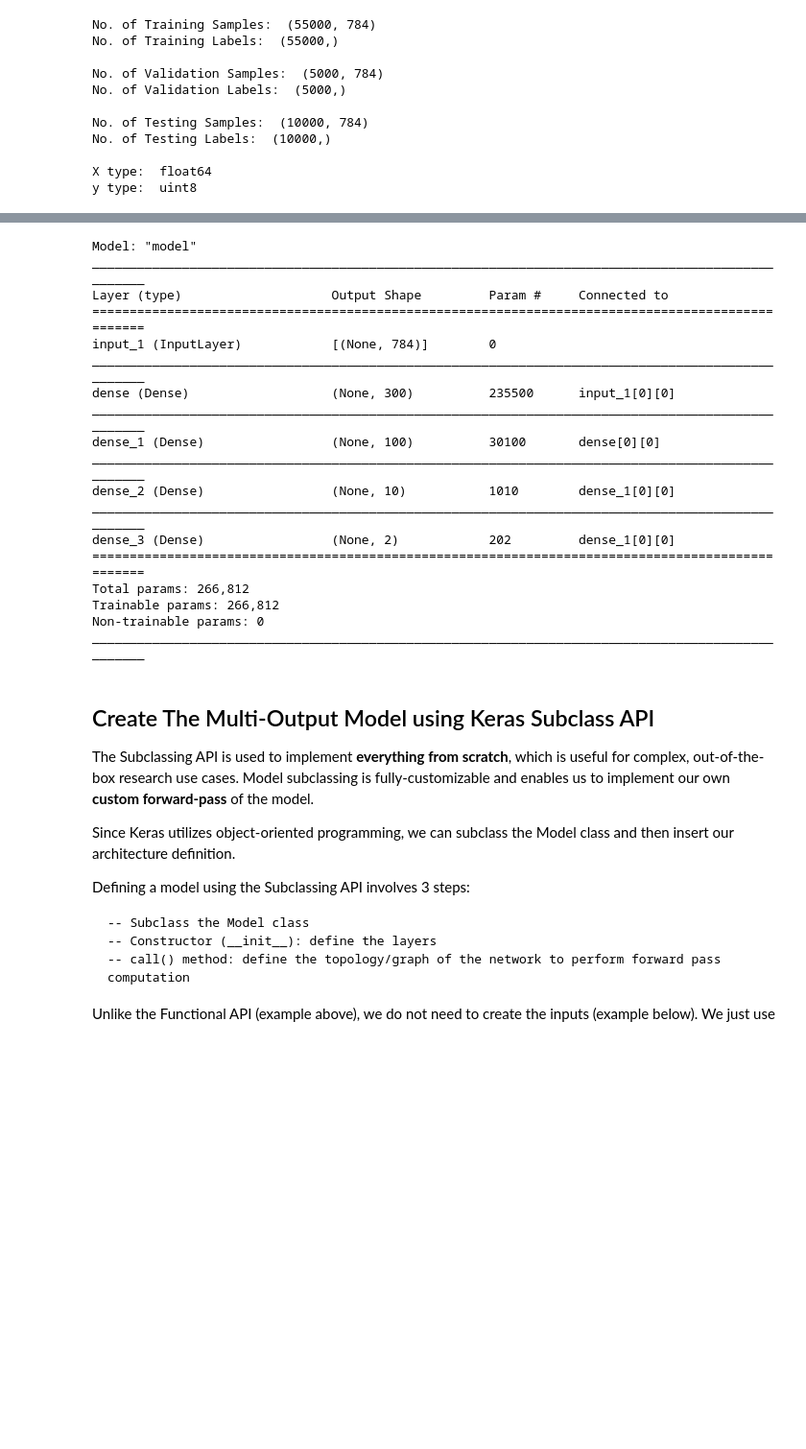
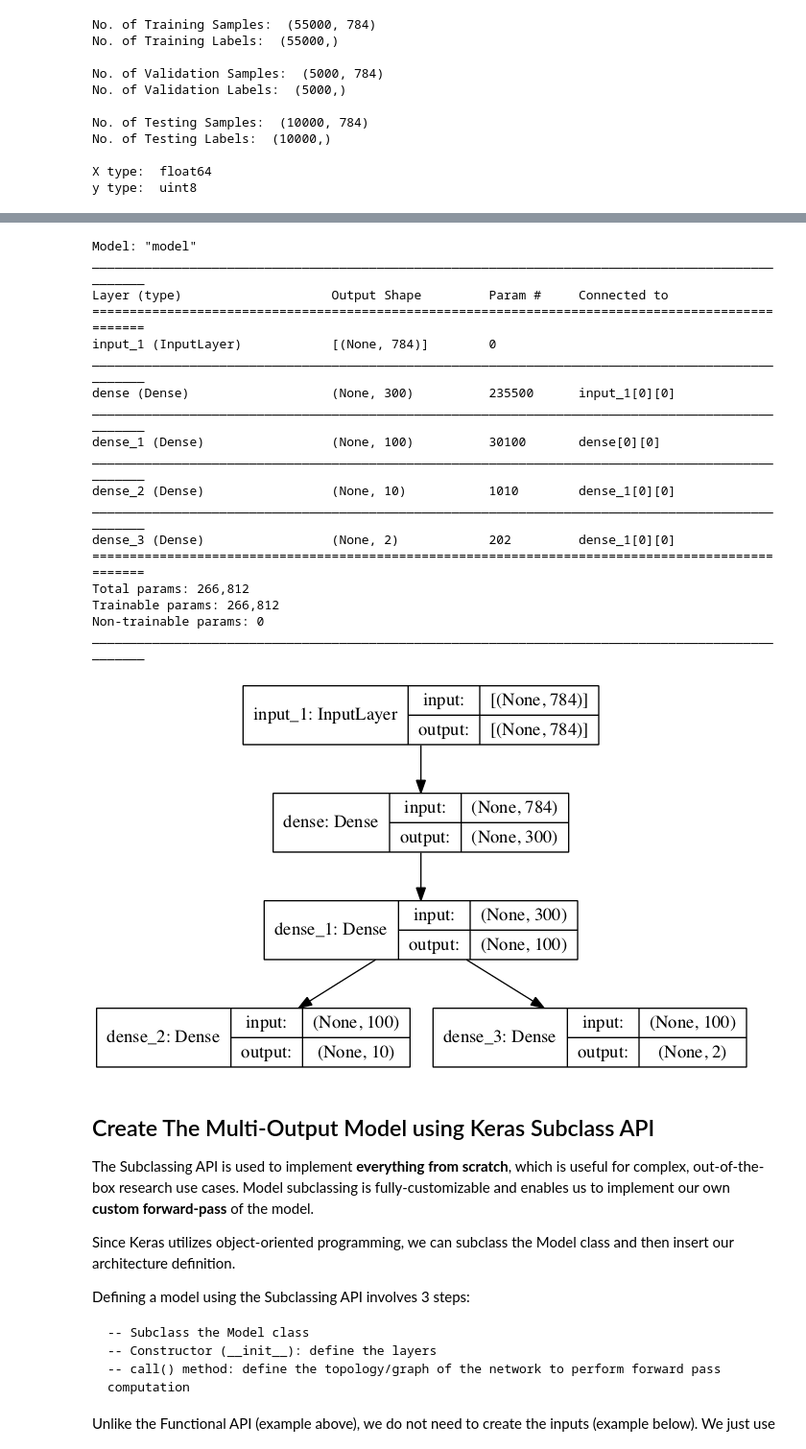
Before and after one commit to rhasanbd/Smooth-Taste-of-Keras--Journey-Through-MLPs, a Jupyter notebook: Keras-MLP Classifier-4-Multi-Output Classification.ipynb, the cells around one changed output, grey strips where cells are left out. Shown: that part at 96% size. Cells and saved outputs as stored; diff of their text form; code cells hidden in the pictures; blank space fills up the shorter version.

```diff
--- a/Keras-MLP Classifier-4-Multi-Output Classification.ipynb
+++ b/Keras-MLP Classifier-4-Multi-Output Classification.ipynb
@@ -129,7 +140,7 @@ Furthermore, any Sequential model can be implemented using Keras’ Functional A
 '''
 Delete the TensorFlow graph before creating a new model, otherwise memory overflow will occur.
 '''
-keras.backend.clear_session()
+tf.keras.backend.clear_session()
 
 '''
 To reproduce the same result by the model in each iteration, we use fixed seeds for random number generation.
@@ -142,40 +153,44 @@ tf.random.set_seed(42)
 Create a Functional model.
 - First Layer (input_): It instantiates an input tensor for buildng the model
 - Hidden Layers: Dense hidden layer with the ReLU activation function
 - Output Layer 1: Dense output layer with 10 neurons. Since it's a multi-class classification, we use "softmax"
 - Output Layer 2: Dense output layer with 2 neurons. Since it's a binary classification, we use "sigmoid"
 '''
 
-input_ = keras.Input(shape=(784,))
-hidden1 = keras.layers.Dense(300, activation="relu")(input_)
-hidden2 = keras.layers.Dense(100, activation="relu")(hidden1)
-output1 = keras.layers.Dense(10, activation="softmax")(hidden2)
-output2 = keras.layers.Dense(2, activation="sigmoid")(hidden2)
+input_ = tf.keras.Input(shape=(784,))
+hidden1 = tf.keras.layers.Dense(300, activation="relu")(input_)
+hidden2 = tf.keras.layers.Dense(100, activation="relu")(hidden1)
+output1 = tf.keras.layers.Dense(10, activation="softmax")(hidden2)
+output2 = tf.keras.layers.Dense(2, activation="sigmoid")(hidden2)
 
 # Create a Model by specifying its input and outputs
-model = keras.models.Model(inputs=[input_], outputs=[output1, output2])
+model = tf.keras.models.Model(inputs=[input_], outputs=[output1, output2])
 
+# Display the model summary
+model.summary()
 
-model.summary()
+# Display the model graph
+tf.keras.utils.plot_model(model, show_shapes=True)
 # %% [output]
 Model: "model"
 __________________________________________________________________________________________________
 Layer (type)                    Output Shape         Param #     Connected to
 ==================================================================================================
 input_1 (InputLayer)            [(None, 784)]        0
 __________________________________________________________________________________________________
 dense (Dense)                   (None, 300)          235500      input_1[0][0]
 __________________________________________________________________________________________________
 dense_1 (Dense)                 (None, 100)          30100       dense[0][0]
 __________________________________________________________________________________________________
 dense_2 (Dense)                 (None, 10)           1010        dense_1[0][0]
 __________________________________________________________________________________________________
 dense_3 (Dense)                 (None, 2)            202         dense_1[0][0]
 ==================================================================================================
 Total params: 266,812
 Trainable params: 266,812
 Non-trainable params: 0
 __________________________________________________________________________________________________
+[figure, added]
 # %% [markdown]
 ## Create The Multi-Output Model using Keras Subclass API
 
```
Also changed, not shown: parts of 18 cells of this notebook.
